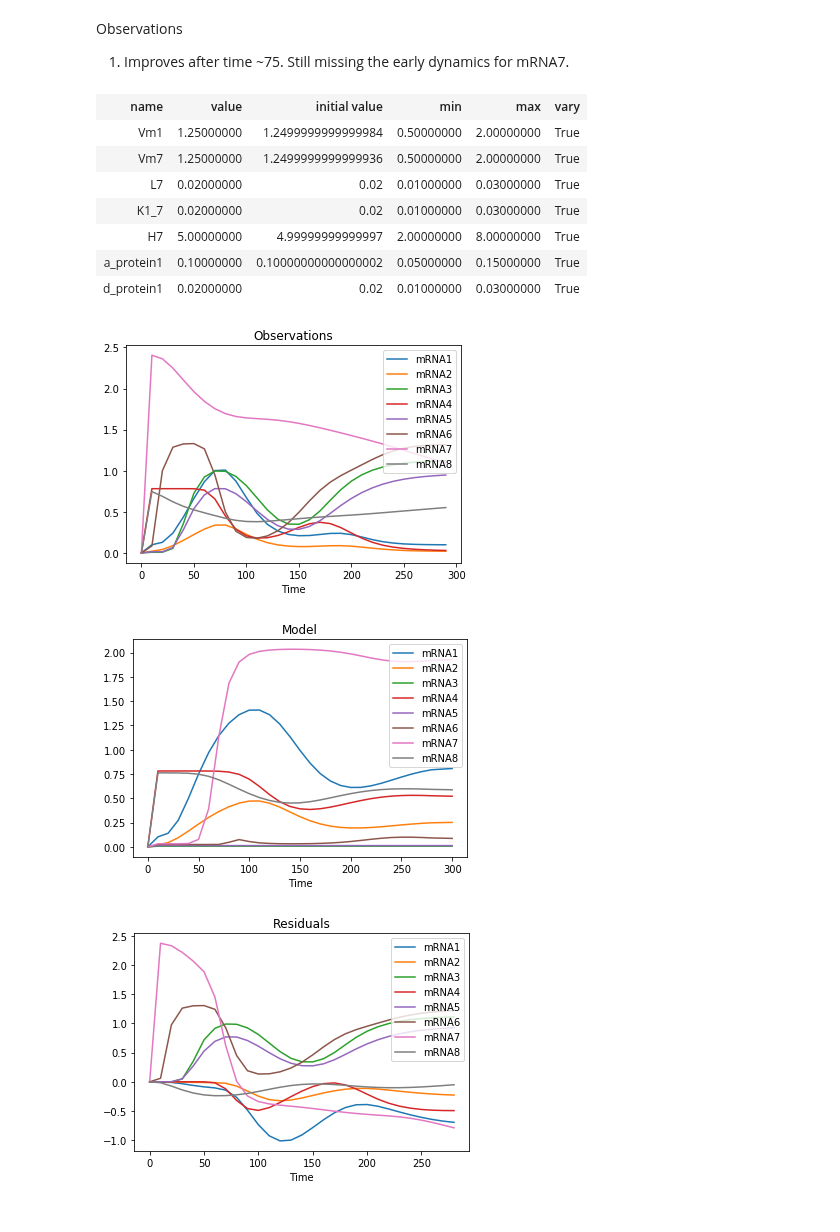
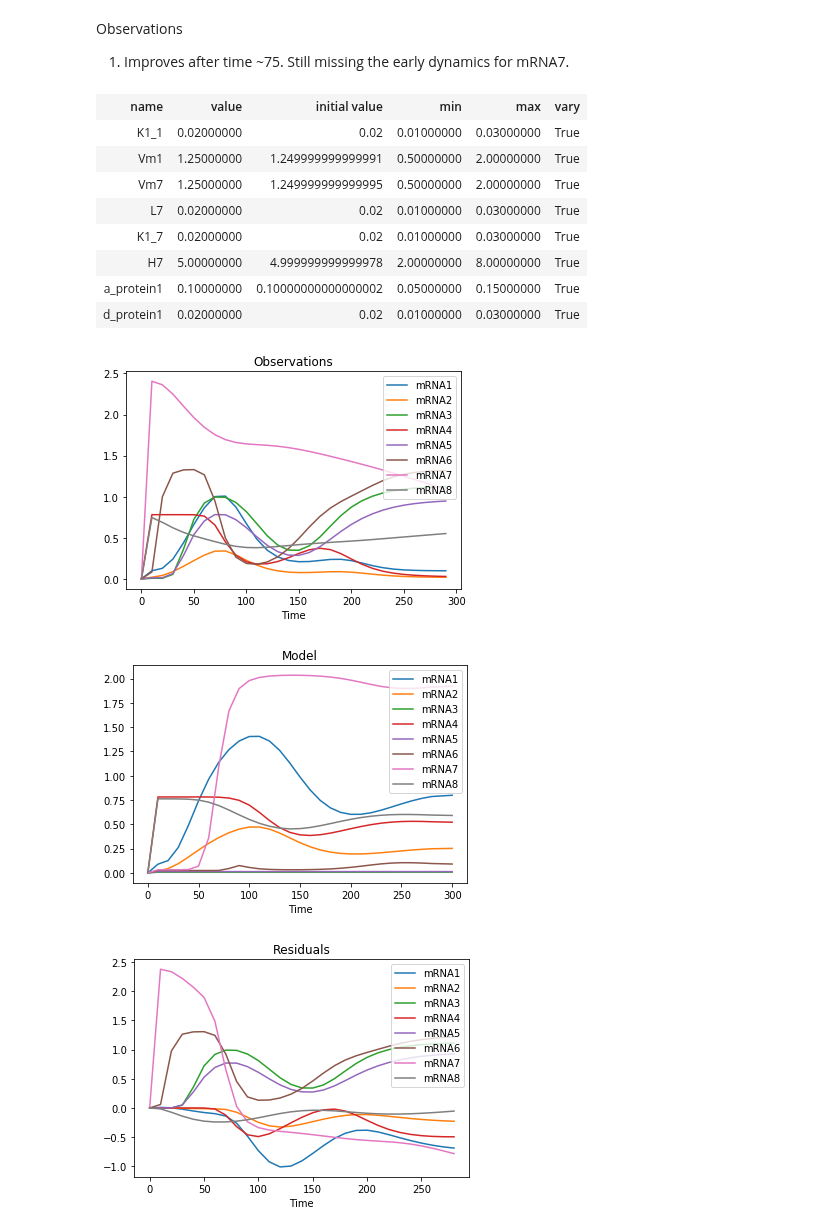
Before and after one commit to ModelEngineering/advancing-biomedical-models, a Jupyter notebook: lectures/lecture_16/lecture_16_practical_techniques_for_discovering_models.ipynb, the cells around one changed output. Cells and saved outputs as stored; diff of their text form; code cells hidden in the pictures.

```diff
--- a/lectures/lecture_16/lecture_16_practical_techniques_for_discovering_models.ipynb
+++ b/lectures/lecture_16/lecture_16_practical_techniques_for_discovering_models.ipynb
@@ -416,11 +415,12 @@ def plotSimulation(model, parameters, sim_time=1200):
         plt.figure()
         mg.plotData(args[0], endtime=sim_time, title=args[1])
 # %%
-def runExperiment(model, species, constants, sim_time):
+def runExperiment(model, constants, sim_time=1200, species=None):
     num_points = int(sim_time/10)
     parameters = mg.makeParameters(constants)
     df_obs = df_rnaseq.loc[df_rnaseq.index[range(num_points)], :]
-    df_obs = pd.DataFrame(df_obs[species])  # Focus on the one we're trying to fix
+    if species is not None:
+        df_obs = pd.DataFrame(df_obs[species])  # Focus on the one we're trying to fix
     list_parameters, rsqs = mf.crossValidate(df_obs, model=model, parameters=parameters,
                                              num_points=num_points,
                                              method='leastsqs',
@@ -431,6 +431,5 @@ def runExperiment(model, species, constants, sim_time):
     return parameters
 # %%
 constants = []
-parameters = runExperiment(model, 'mRNA7', constants, sim_time=300)
-print(parameters)
+runExperiment(model, constants, sim_time=300)
 # %% [output]
@@ -440,6 +439,5 @@ Parameters()
 [figure]
 # %%
 constants = ['Vm7', 'K1_7', 'H7']
-parameters = runExperiment(model, 'mRNA7', constants, sim_time=300)
-print(parameters)
+runExperiment(model, constants, sim_time=300)
 # %% [output]
@@ -451,15 +452,16 @@ Parameters([('Vm7', <Parameter 'Vm7', 1.2499999999999964, bounds=[0.5:2]>), ('K1
 Observations
 1. Improves after time ~75. Still missing the early dynamics for mRNA7.
 # %%
-constants = ['Vm1', 'Vm7', 'L7', 'K1_7', 'H7', 'a_protein1', 'd_protein1']
-runExperiment(model, 'mRNA7', constants, sim_time=300)
+constants = ['K1_1', 'Vm1', 'Vm7', 'L7', 'K1_7', 'H7', 'a_protein1', 'd_protein1']
+runExperiment(model, constants, sim_time=300)
 # %% [output]
 | name | value | initial value | min | max | vary |
-| Vm1 | 1.25000000 | 1.2499999999999984 | 0.50000000 | 2.00000000 | True |
-| Vm7 | 1.25000000 | 1.2499999999999936 | 0.50000000 | 2.00000000 | True |
+| K1_1 | 0.02000000 | 0.02 | 0.01000000 | 0.03000000 | True |
+| Vm1 | 1.25000000 | 1.249999999999991 | 0.50000000 | 2.00000000 | True |
+| Vm7 | 1.25000000 | 1.249999999999995 | 0.50000000 | 2.00000000 | True |
 | L7 | 0.02000000 | 0.02 | 0.01000000 | 0.03000000 | True |
 | K1_7 | 0.02000000 | 0.02 | 0.01000000 | 0.03000000 | True |
-| H7 | 5.00000000 | 4.99999999999997 | 2.00000000 | 8.00000000 | True |
+| H7 | 5.00000000 | 4.999999999999978 | 2.00000000 | 8.00000000 | True |
 | a_protein1 | 0.10000000 | 0.10000000000000002 | 0.05000000 | 0.15000000 | True |
 | d_protein1 | 0.02000000 | 0.02 | 0.01000000 | 0.03000000 | True |
 [figure]
```
Also changed, not shown: parts of 4 cells of this notebook.
